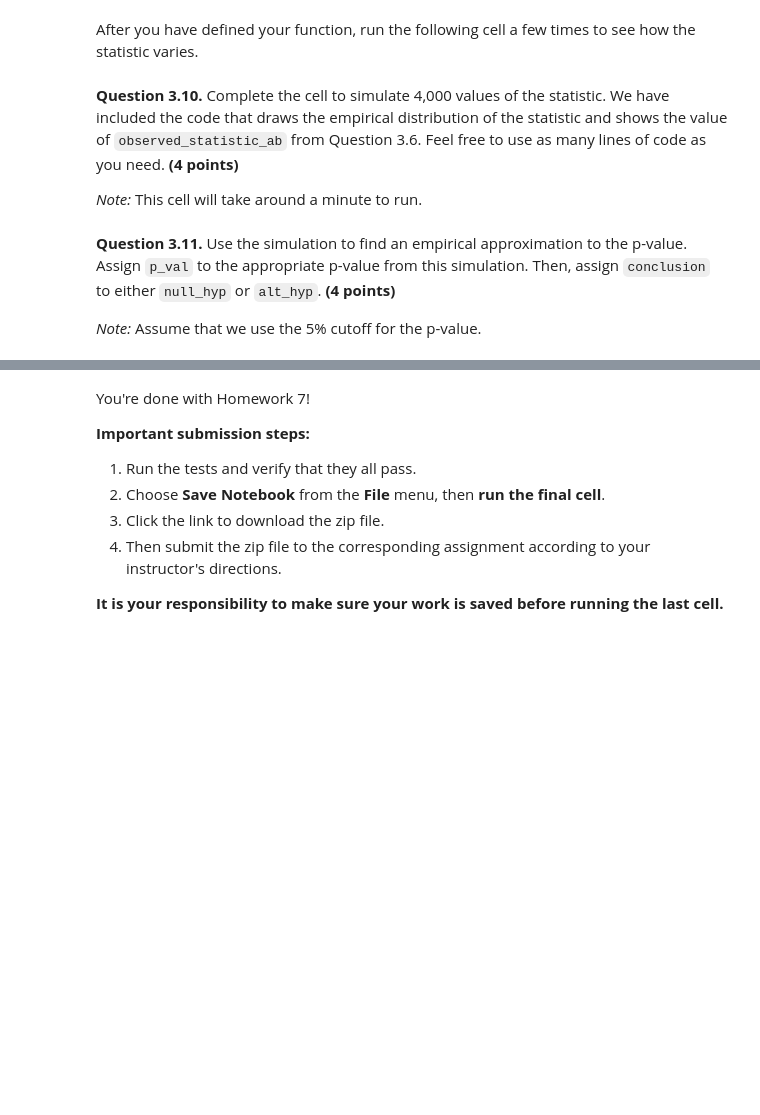
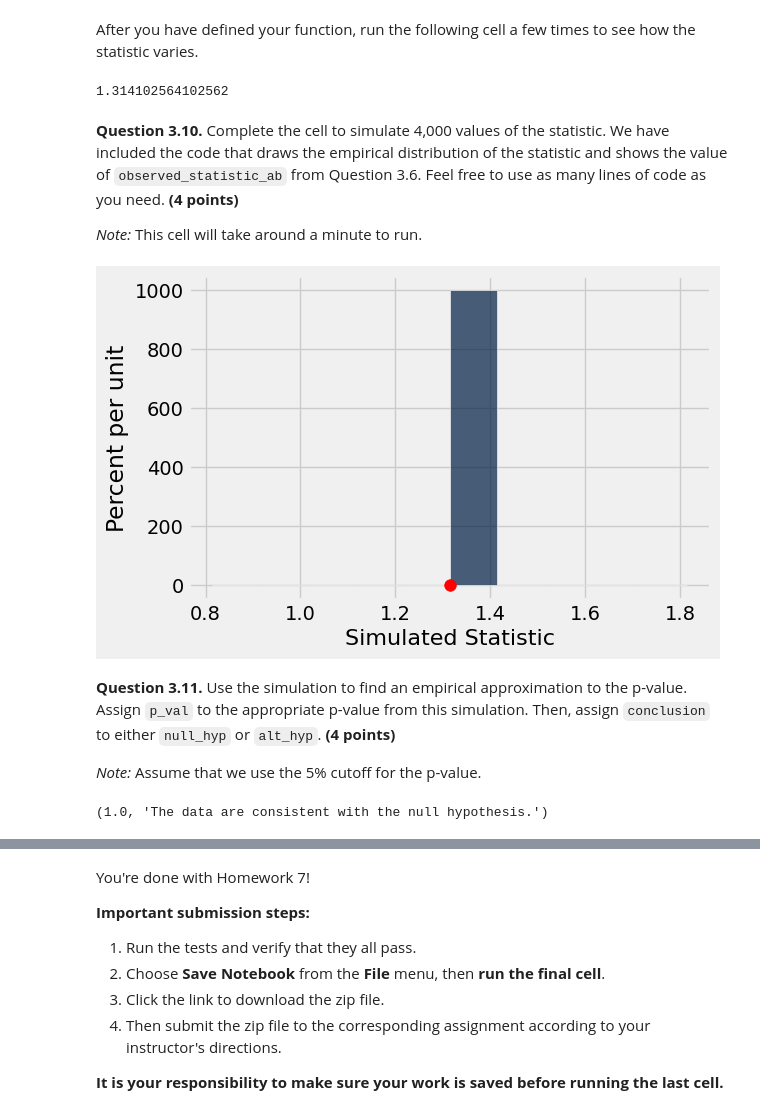
Before and after one commit to l4reve/sp22, a Jupyter notebook: hw/hw07/hw07.ipynb, the cells around one changed output, grey strips where cells are left out. Drawn from its saved outputs; the diff is of its cells as text; code cells hidden in the pictures; blank space fills up the shorter version.

```diff
--- a/hw/hw07/hw07.ipynb
+++ b/hw/hw07/hw07.ipynb
@@ -273,7 +369,10 @@ grader.check("q3_1")
 # %% [markdown]
 **Question 3.2.** Complete the cell below so that `avg_male_vs_female` evaluates to `True` if the sampled males are older than the sampled females on average, and `False` otherwise. Use Python code to achieve this. **(4 points)**
 # %%
-group_mean_tbl = sampled_ages.group(...)
-group_means = group_mean_tbl...       # array of mean ages
-avg_male_vs_female = group_means... > group_means...
+group_mean_tbl = sampled_ages.group("Gender", np.mean)
+
+#group_mean_tbl.show()
+
+group_means = group_mean_tbl.column("Age mean")       # array of mean ages
+avg_male_vs_female = group_means[1] > group_means[0]
 avg_male_vs_female
@@ -319,5 +432,5 @@ grader.check("q3_5")
 # %% [markdown]
 **Question 3.6.** Complete the cell below so that `observed_statistic_ab` evaluates to the observed value of the data scientists' test statistic. Use as many lines of code as you need, and remember that you can use any quantity, table, or array that you created earlier. **(4 points)**
 # %%
-observed_statistic_ab = ...
+observed_statistic_ab = group_means.item(1) - group_means.item(0)
 observed_statistic_ab
@@ -328,6 +445,6 @@ grader.check("q3_6")
 
 *Note:* Check out [12.1](https://inferentialthinking.com/chapters/12/1/AB_Testing.html#predicting-the-statistic-under-the-null-hypothesis) for a refresher on random permutations.
 # %%
-shuffled_labels = ...
+shuffled_labels = np.random.permutation(sampled_ages.column("Gender"))
 original_with_shuffled_labels = sampled_ages.with_columns('Shuffled Label', shuffled_labels)
 original_with_shuffled_labels
@@ -353,9 +489,11 @@ grader.check("q3_8")
 # %%
 def simulate_one_statistic():
     "Returns one value of our simulated test statistic"
-    shuffled_labels = ...
-    shuffled_tbl = ...
-    group_means = ...
-    ...
+    shuffled_labels = np.random.permutation(sampled_ages.column("Gender"))
+    shuffled_tbl = sampled_ages.with_column("Shuffled Label", shuffled_labels)
+    group_mean_tbl = shuffled_tbl.group("Shuffled Label", np.mean)
+    group_means == group_mean_tbl.column("Age mean")
+
+    return group_means.item(1) - group_means.item(0)
 # %%
 grader.check("q3_9")
@@ -363,6 +503,8 @@ grader.check("q3_9")
 After you have defined your function, run the following cell a few times to see how the statistic varies.
 # %%
 simulate_one_statistic()
+# %% [output]
+1.314102564102562
 # %% [markdown]
 **Question 3.10.** Complete the cell to simulate 4,000 values of the statistic. We have included the code that draws the empirical distribution of the statistic and shows the value of `observed_statistic_ab` from Question 3.6. Feel free to use as many lines of code as you need. **(4 points)**
 
@@ -370,13 +512,15 @@ simulate_one_statistic()
 # %%
 repetitions = 4000
 
 simulated_statistics_ab = make_array()
-...
-    simulated_statistics_ab = ...
+for i in range (repetitions):
+    simulated_statistics_ab = np.append(simulated_statistics_ab, simulate_one_statistic())
 
 # Do not change these lines
 Table().with_columns('Simulated Statistic', simulated_statistics_ab).hist()
 plt.scatter(observed_statistic_ab, -0.002, color='red', s=70);
+# %% [output]
+[figure, added]
 # %%
 grader.check("q3_10")
 # %% [markdown]
@@ -388,9 +532,15 @@ grader.check("q3_10")
 null_hyp = 'The data are consistent with the null hypothesis.'
 alt_hyp = 'The data support the alternative more than the null.'
 
-p_val = ...
-conclusion = ...
+p_val = np.mean(simulated_statistics_ab >= observed_statistic_ab)
+if p_val < 0.05:
+    conclusion = alt_hyp
+
+else:
+    conclusion = null_hyp
 
 p_val, conclusion # Do not change this line
+# %% [output]
+(1.0, 'The data are consistent with the null hypothesis.')
 # %%
 grader.check("q3_11")
```
Also changed, not shown: parts of 47 cells of this notebook, 1 other file.
